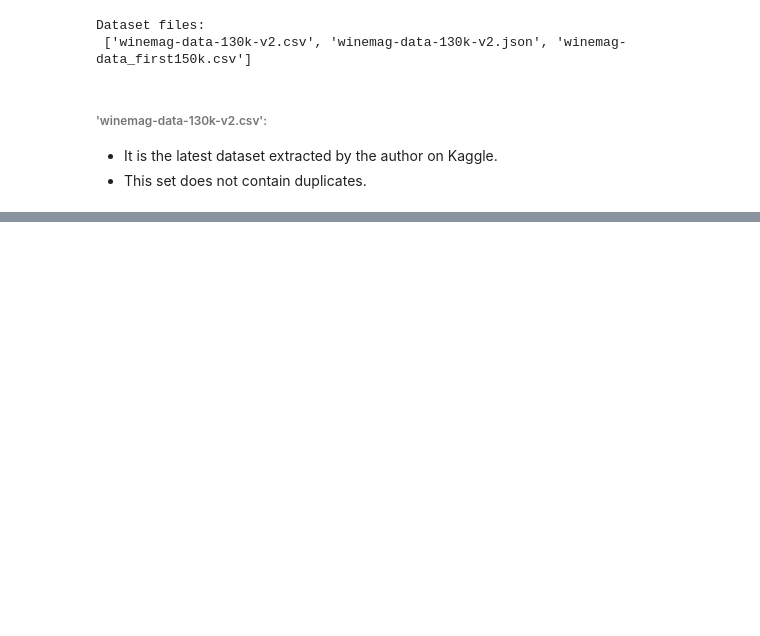
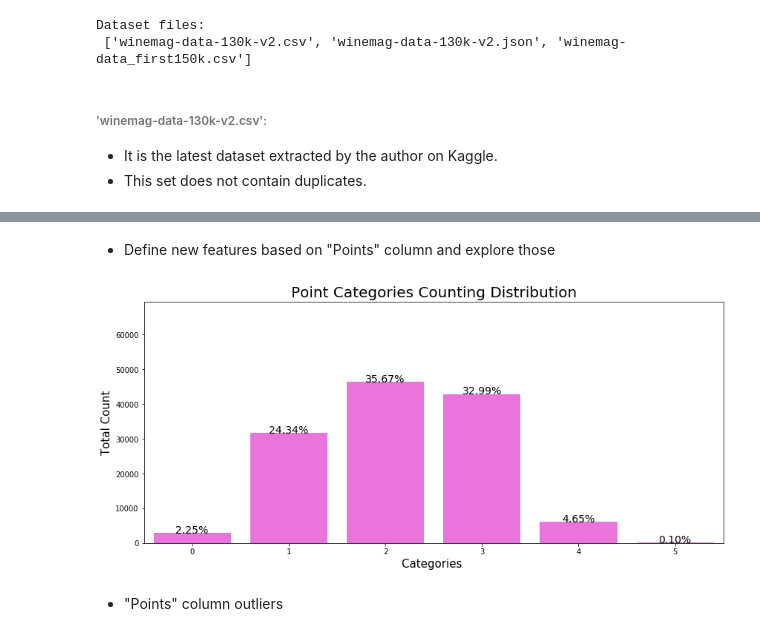
Before and after one commit to jdavidd/Exploratory-Data-Analysis---Wine-Reviews, a Jupyter notebook: notebooks/Data Exploration.ipynb, the cells around one changed output, grey strips where cells are left out. Saved outputs shown, nothing was run; the diff lists cells and outputs as text; code cells hidden in the pictures; blank space fills up the shorter version.

```diff
--- a/notebooks/Data Exploration.ipynb
+++ b/notebooks/Data Exploration.ipynb
@@ -50,0 +79,10 @@ Dataset Description
+# %%
+print("Dataset shape:\n", wines_dataset.shape)
+print("Number of entries:\n", wines_dataset.shape[0])
+print("Number of columns/possible features:\n", wines_dataset.shape[1])
+
+nr_rows = wines_dataset.shape[0]
+nr_colums = wines_dataset.shape[1]
+
+print("\nCount null values for each column defined by the dataset:\n")
+wines_dataset.isnull().sum()
@@ -50,0 +165,39 @@ Dataset Description
+# %% [markdown]
+- Define new features based on "Points" column and explore those
+# %%
+def points_categories(points):
+    if points in list(range(80, 83)):
+        return 0
+    elif points in list(range(83, 87)):
+        return 1
+    elif points in list(range(87, 90)):
+        return 2
+    elif points in list(range(90, 94)):
+        return 3
+    elif points in list(range(94, 98)):
+        return 4
+    else:
+        return 5
+
+wines_dataset["points_on_categories"] = wines_dataset["points"].apply(points_categories)
+
+plt.figure(figsize=(14, 6))
+graph = sns.countplot(x='points_on_categories', color=np.random.rand(3,), data=wines_dataset)
+graph.set_title("Point Categories Counting Distribution", fontsize=20)
+graph.set_xlabel("Categories ", fontsize=15)
+graph.set_ylabel("Total Count", fontsize=15)
+
+sizes=[]
+
+for x in graph.patches:
+    height = x.get_height()
+    sizes.append(height)
+    graph.text(x.get_x() + x.get_width()/2., height + 3, '{:1.2f}%'.format((height/nr_rows)*100), ha="center", fontsize=14)
+
+graph.set_ylim(0, max(sizes) * 1.5)
+
+plt.show()
+# %% [output]
+[figure, added]
+# %% [markdown]
+- "Points" column outliers
```
Also changed, not shown: parts of 17 cells of this notebook.
